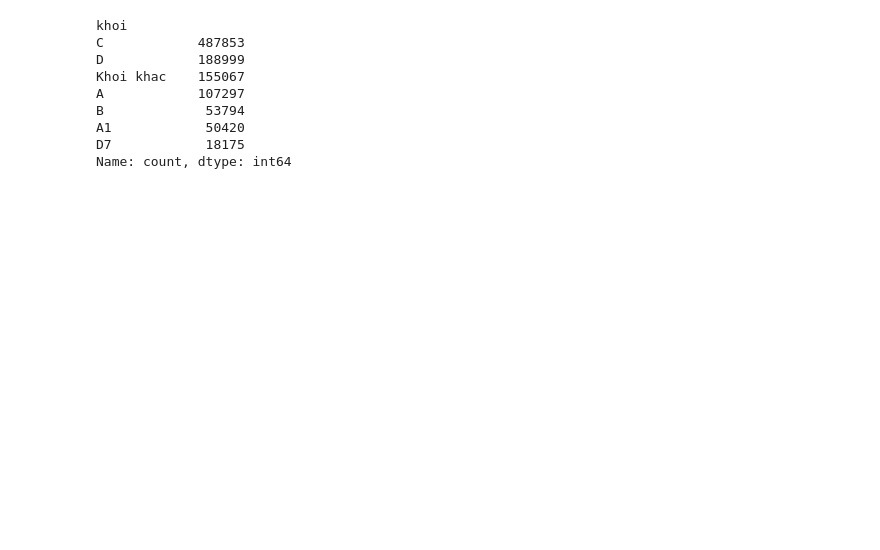
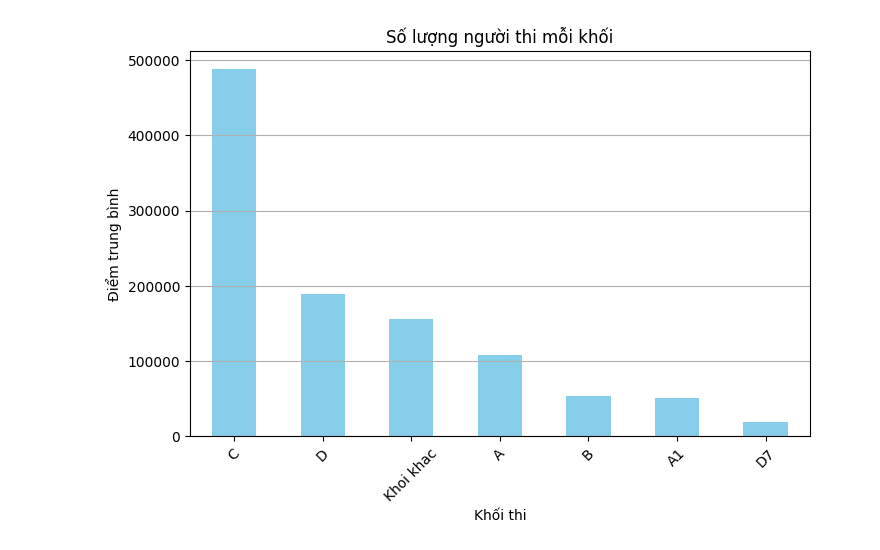
Before and after one commit to kohaku4869/Phan-tich-diem-THPT-2024, a Jupyter notebook: Phan_tich.ipynb, the cells around one changed output. Drawn from its saved outputs; the diff is of its cells as text; code cells hidden in the pictures; blank space fills up the shorter version.

```diff
--- a/Phan_tich.ipynb
+++ b/Phan_tich.ipynb
@@ -61,14 +89,13 @@ data[['khoi','diem_khoi']]
 # %%
 khoi_counts = data['khoi'].value_counts()
-khoi_counts
+plt.figure(figsize=(8, 5))
+khoi_counts.plot(kind='bar', color='skyblue')
+plt.title('Số lượng người thi mỗi khối')
+plt.xlabel('Khối thi')
+plt.ylabel('Điểm trung bình')
+plt.xticks(rotation=45)
+plt.grid(axis='y')
+plt.show()
 # %% [output]
-khoi
-C            487853
-D            188999
-Khoi khac    155067
-A            107297
-B             53794
-A1            50420
-D7            18175
-Name: count, dtype: int64
+[figure, added]
 # %%
```
Also changed, not shown: parts of 9 cells of this notebook.
